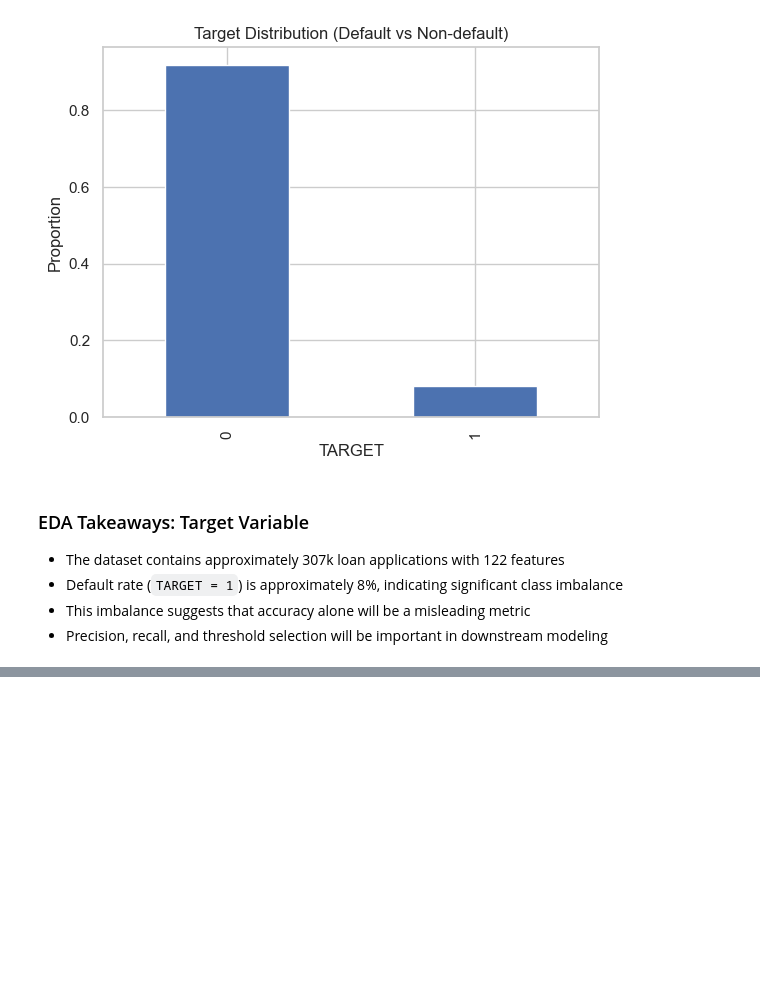
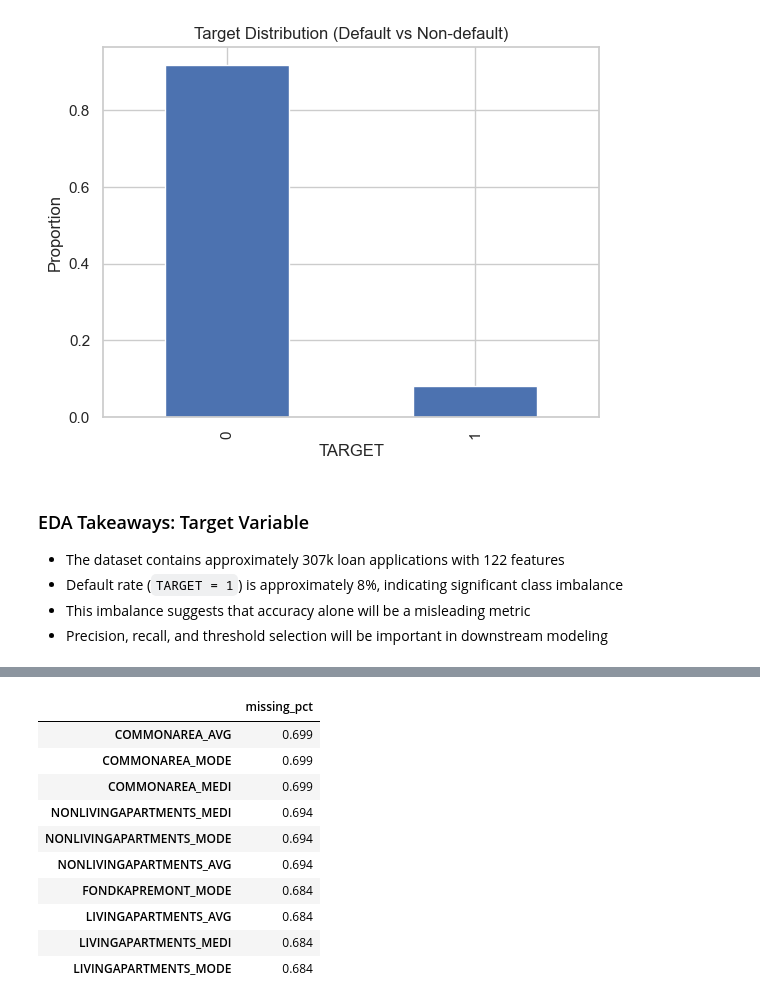
Before and after one commit to jakeybat972/home-credit-default-risk, a Jupyter notebook: notebooks/01-eda.ipynb, the cells around one changed output, grey strips where cells are left out. Drawn from its saved outputs; the diff is of its cells as text; code cells hidden in the pictures; blank space fills up the shorter version.

```diff
--- a/notebooks/01-eda.ipynb
+++ b/notebooks/01-eda.ipynb
@@ -108,0 +125,21 @@ plt.show()
+# %%
+missing = (
+    df.isnull()
+      .mean()
+      .sort_values(ascending=False)
+      .to_frame(name="missing_pct")
+)
+
+missing.head(10)
+# %% [output]
+|  | missing_pct |
+| COMMONAREA_AVG | 0.699 |
+| COMMONAREA_MODE | 0.699 |
+| COMMONAREA_MEDI | 0.699 |
+| NONLIVINGAPARTMENTS_MEDI | 0.694 |
+| NONLIVINGAPARTMENTS_MODE | 0.694 |
+| NONLIVINGAPARTMENTS_AVG | 0.694 |
+| FONDKAPREMONT_MODE | 0.684 |
+| LIVINGAPARTMENTS_AVG | 0.684 |
+| LIVINGAPARTMENTS_MEDI | 0.684 |
+| LIVINGAPARTMENTS_MODE | 0.684 |
```
Also changed, not shown: parts of 7 cells of this notebook.
